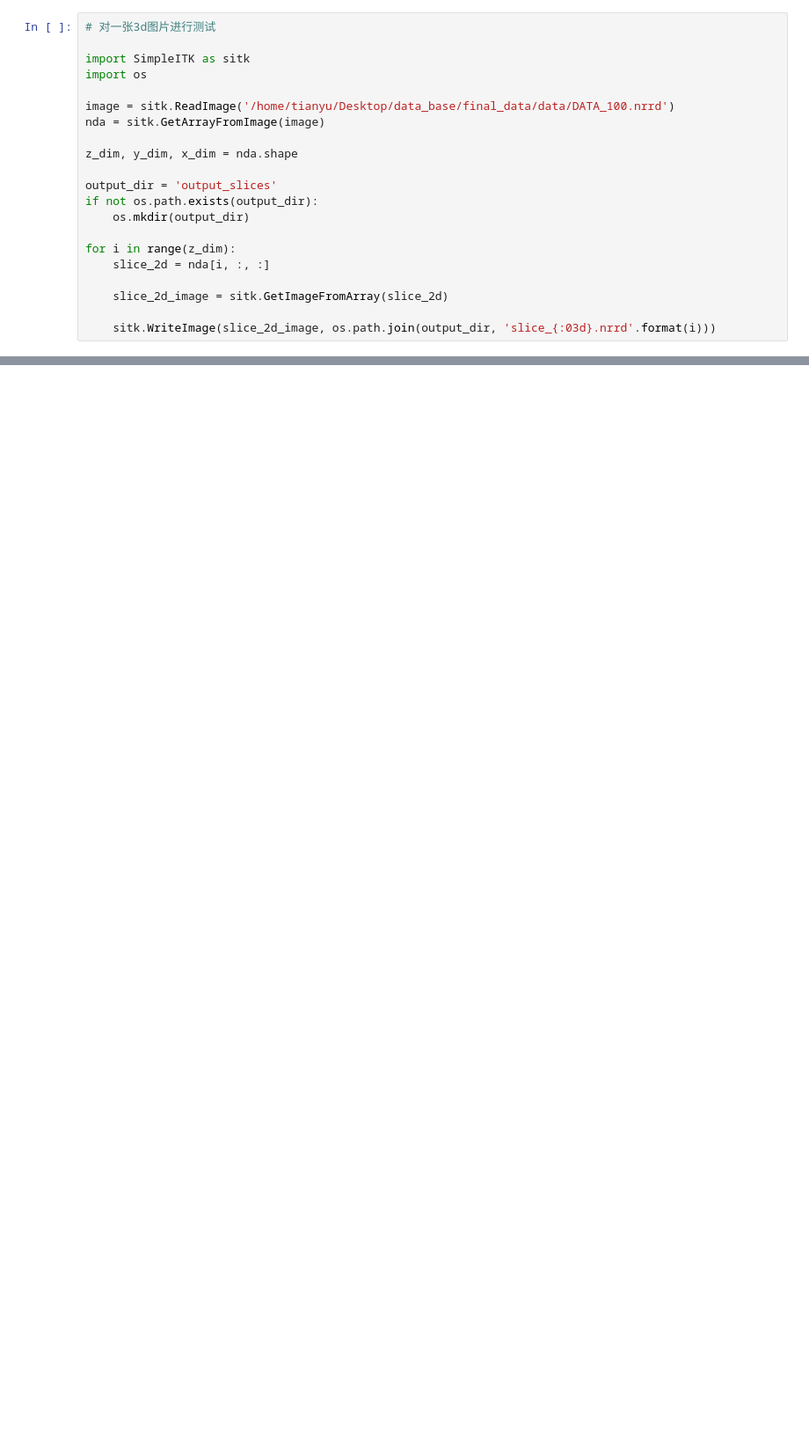
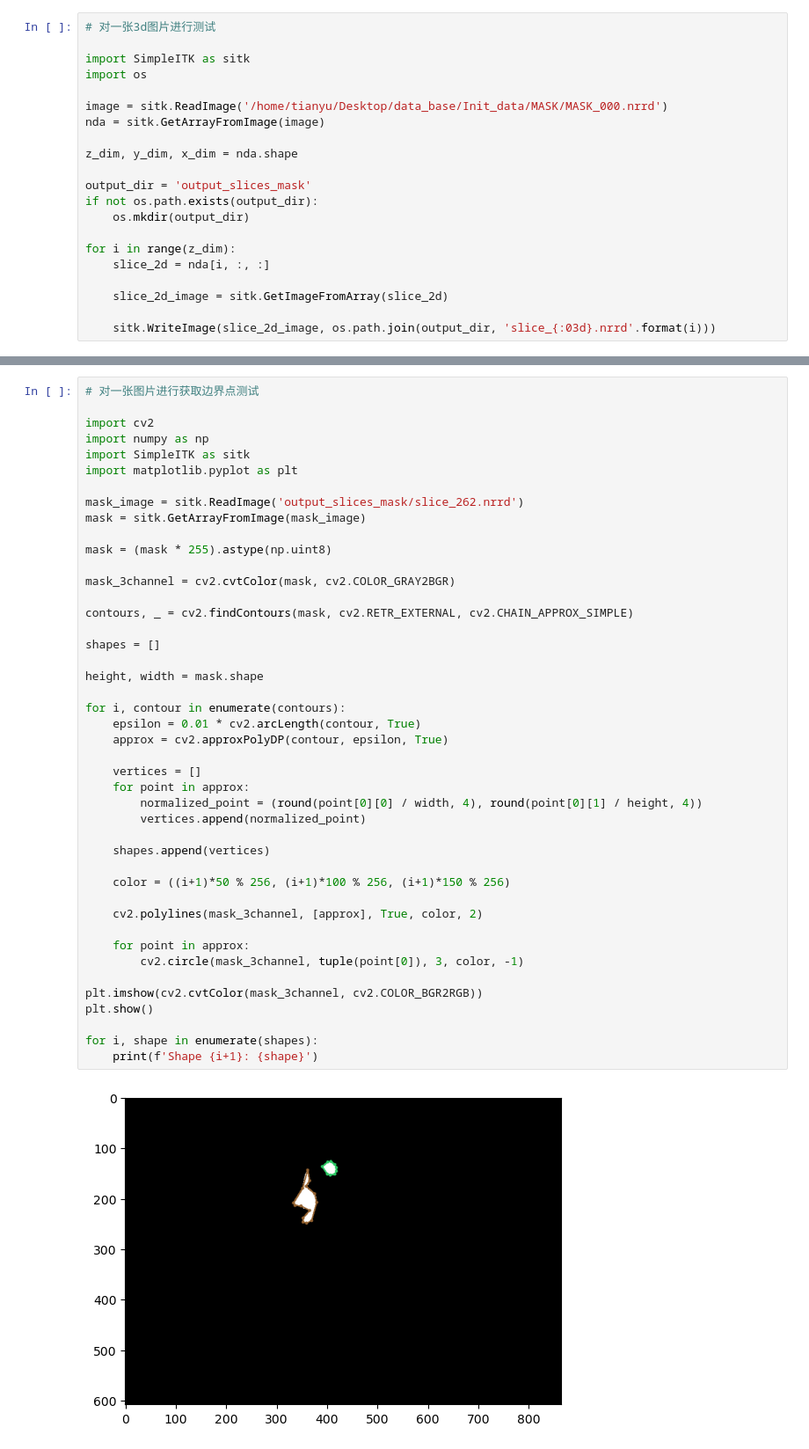
Before and after one commit to SETianyuFan/TDSC_test, a Jupyter notebook: test_cnn_generate_slice.ipynb, the cells around one changed output, grey strips where cells are left out. Shown at 88% size. Saved outputs shown, nothing was run; the diff lists cells and outputs as text; blank space fills up the shorter version.

```diff
--- a/test_cnn_generate_slice.ipynb
+++ b/test_cnn_generate_slice.ipynb
@@ -4,12 +4,12 @@
 import SimpleITK as sitk
 import os
 
-image = sitk.ReadImage('/home/tianyu/Desktop/data_base/final_data/data/DATA_100.nrrd')
+image = sitk.ReadImage('/home/tianyu/Desktop/data_base/Init_data/MASK/MASK_000.nrrd')
 nda = sitk.GetArrayFromImage(image)
 
 z_dim, y_dim, x_dim = nda.shape
 
-output_dir = 'output_slices'
+output_dir = 'output_slices_mask'
 if not os.path.exists(output_dir):
     os.mkdir(output_dir)
 
@@ -81,3 +83,49 @@ for image_filename in image_filenames:
 
     save_slices(nda_image, data_filename, output_image_dir)
     save_slices(nda_mask, mask_filename, output_mask_dir)
+# %%
+# 对一张图片进行获取边界点测试
+
+import cv2
+import numpy as np
+import SimpleITK as sitk
+import matplotlib.pyplot as plt
+
+mask_image = sitk.ReadImage('output_slices_mask/slice_262.nrrd')
+mask = sitk.GetArrayFromImage(mask_image)
+
+mask = (mask * 255).astype(np.uint8)
+
+mask_3channel = cv2.cvtColor(mask, cv2.COLOR_GRAY2BGR)
+
+contours, _ = cv2.findContours(mask, cv2.RETR_EXTERNAL, cv2.CHAIN_APPROX_SIMPLE)
+
+shapes = []
+
+height, width = mask.shape
+
+for i, contour in enumerate(contours):
+    epsilon = 0.01 * cv2.arcLength(contour, True)
+    approx = cv2.approxPolyDP(contour, epsilon, True)
+
+    vertices = []
+    for point in approx:
+        normalized_point = (round(point[0][0] / width, 4), round(point[0][1] / height, 4))
+        vertices.append(normalized_point)
+
+    shapes.append(vertices)
+
+    color = ((i+1)*50 % 256, (i+1)*100 % 256, (i+1)*150 % 256)
+
+    cv2.polylines(mask_3channel, [approx], True, color, 2)
+
+    for point in approx:
+        cv2.circle(mask_3channel, tuple(point[0]), 3, color, -1)
+
+plt.imshow(cv2.cvtColor(mask_3channel, cv2.COLOR_BGR2RGB))
+plt.show()
+
+for i, shape in enumerate(shapes):
+    print(f'Shape {i+1}: {shape}')
+# %% [output]
+[figure, added]
```
Also changed, not shown: parts of 4 cells of this notebook.
